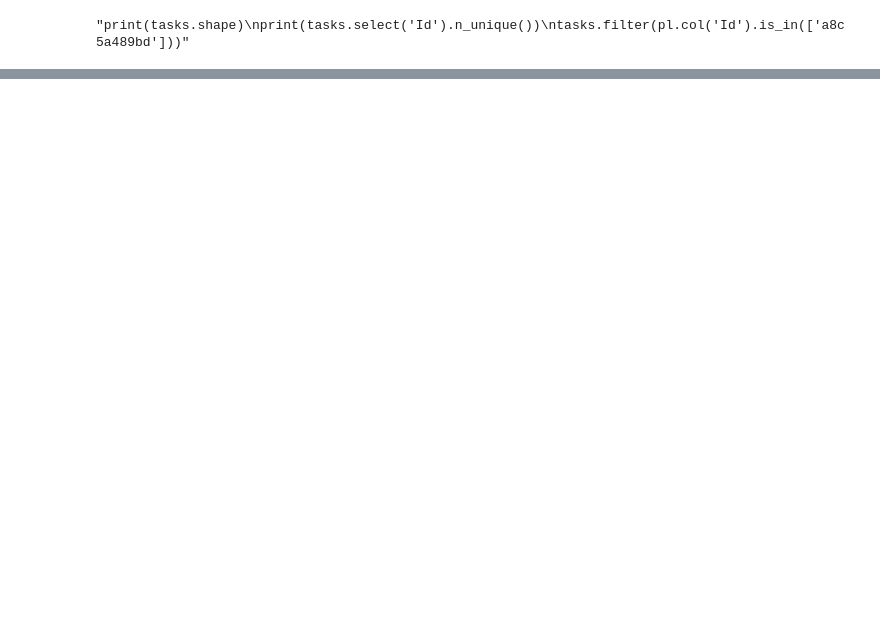
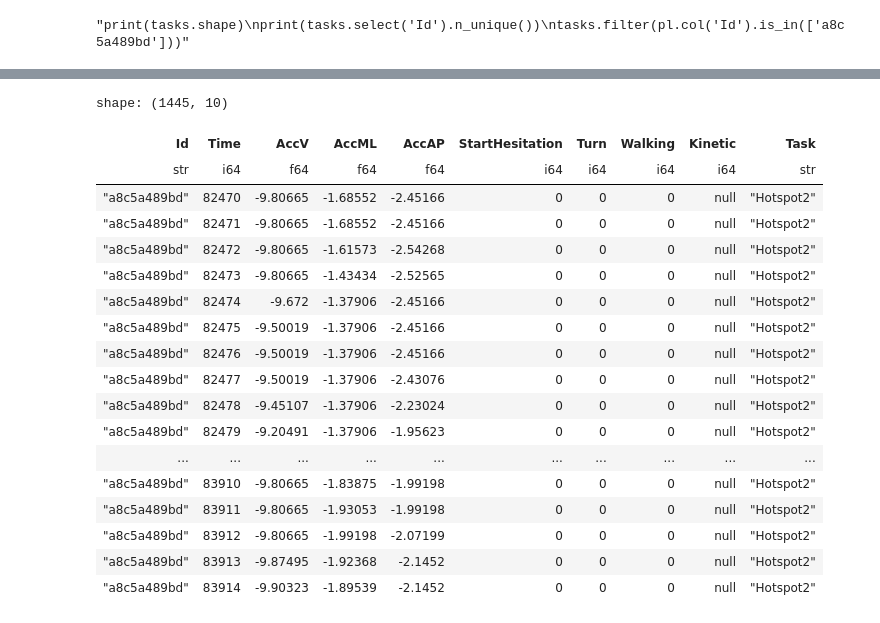
Before and after one commit to sumaniitm/parkinsons-freezing-gait-prediction, a Jupyter notebook: eda-on-data-using-polars.ipynb, the cells around one changed output, grey strips where cells are left out. Saved outputs shown, nothing was run; the diff lists cells and outputs as text; code cells hidden in the pictures; blank space fills up the shorter version.

Commit message:
Kaggle Notebook | EDA_on_data_using_polars | Version 8

```diff
--- a/eda-on-data-using-polars.ipynb
+++ b/eda-on-data-using-polars.ipynb
@@ -214,9 +214,3 @@ events = events.drop(['Init','Completion','Type'])
 events = events.rename({'Init_m': 'Init', 'Completion_m':'Completion'})
 
 events = events.sort(['Id','Init','Completion'], nulls_last=True)
-# %%
-dirname = '/kaggle/input/tlvmc-parkinsons-freezing-gait-prediction/train/defog/'
-filename = 'a8c5a489bd.csv'
-
-temp_defog = pl.scan_csv(os.path.join(dirname, filename), try_parse_dates=True).filter((pl.col("Valid")) & (pl.col("Task"))).with_columns(pl.lit(filename[0:-4]).alias('Id'))
-temp_defog = temp_defog.sort(['Id','Time'], nulls_last=True)
@@ -340,15 +269,0 @@ shape: (62, 17)
-# %%
-defog_train_data = pl.DataFrame()
-
-for dirname, _, filenames in os.walk('/kaggle/input/tlvmc-parkinsons-freezing-gait-prediction/train/defog'):
-    for filename in filenames:
-
-        temp = pl.scan_csv(os.path.join(dirname, filename), try_parse_dates=True)\
-        .filter((pl.col("Valid")) & (pl.col("Task")))\
-        .with_columns(pl.lit(filename[0:-4]).alias('Id'))\
-        .collect()
-
-        temp_final = temp.join(defog_subjects_events_tasks_metadata, on=["Id"], how="inner")
-        del temp
-
-        defog_train_data = pl.concat([defog_train_data, temp_final], how="vertical")
@@ -363,0 +270,27 @@ defog_final.head(10)
+# %%
+
+#defog_train_data.groupby('Id').agg(pl.col('Time').count())
+#defog_train_data.select('Task').unique()
+"""del defog_train_data
+gc.collect()"""
+defog_train_data.filter((pl.col('Id')=='a8c5a489bd') & (pl.col('Time')>=82469)).sort('Time')
+# %% [output]
+shape: (1445, 10)
+| Id | Time | AccV | AccML | AccAP | StartHesitation | Turn | Walking | Kinetic | Task |
+| str | i64 | f64 | f64 | f64 | i64 | i64 | i64 | i64 | str |
+| "a8c5a489bd" | 82470 | -9.80665 | -1.68552 | -2.45166 | 0 | 0 | 0 | null | "Hotspot2" |
+| "a8c5a489bd" | 82471 | -9.80665 | -1.68552 | -2.45166 | 0 | 0 | 0 | null | "Hotspot2" |
+| "a8c5a489bd" | 82472 | -9.80665 | -1.61573 | -2.54268 | 0 | 0 | 0 | null | "Hotspot2" |
+| "a8c5a489bd" | 82473 | -9.80665 | -1.43434 | -2.52565 | 0 | 0 | 0 | null | "Hotspot2" |
+| "a8c5a489bd" | 82474 | -9.672 | -1.37906 | -2.45166 | 0 | 0 | 0 | null | "Hotspot2" |
+| "a8c5a489bd" | 82475 | -9.50019 | -1.37906 | -2.45166 | 0 | 0 | 0 | null | "Hotspot2" |
+| "a8c5a489bd" | 82476 | -9.50019 | -1.37906 | -2.45166 | 0 | 0 | 0 | null | "Hotspot2" |
+| "a8c5a489bd" | 82477 | -9.50019 | -1.37906 | -2.43076 | 0 | 0 | 0 | null | "Hotspot2" |
+| "a8c5a489bd" | 82478 | -9.45107 | -1.37906 | -2.23024 | 0 | 0 | 0 | null | "Hotspot2" |
+| "a8c5a489bd" | 82479 | -9.20491 | -1.37906 | -1.95623 | 0 | 0 | 0 | null | "Hotspot2" |
+| ... | ... | ... | ... | ... | ... | ... | ... | ... | ... |
+| "a8c5a489bd" | 83910 | -9.80665 | -1.83875 | -1.99198 | 0 | 0 | 0 | null | "Hotspot2" |
+| "a8c5a489bd" | 83911 | -9.80665 | -1.93053 | -1.99198 | 0 | 0 | 0 | null | "Hotspot2" |
+| "a8c5a489bd" | 83912 | -9.80665 | -1.99198 | -2.07199 | 0 | 0 | 0 | null | "Hotspot2" |
+| "a8c5a489bd" | 83913 | -9.87495 | -1.92368 | -2.1452 | 0 | 0 | 0 | null | "Hotspot2" |
+| "a8c5a489bd" | 83914 | -9.90323 | -1.89539 | -2.1452 | 0 | 0 | 0 | null | "Hotspot2" |
```
Also changed, not shown: parts of 9 cells of this notebook.
